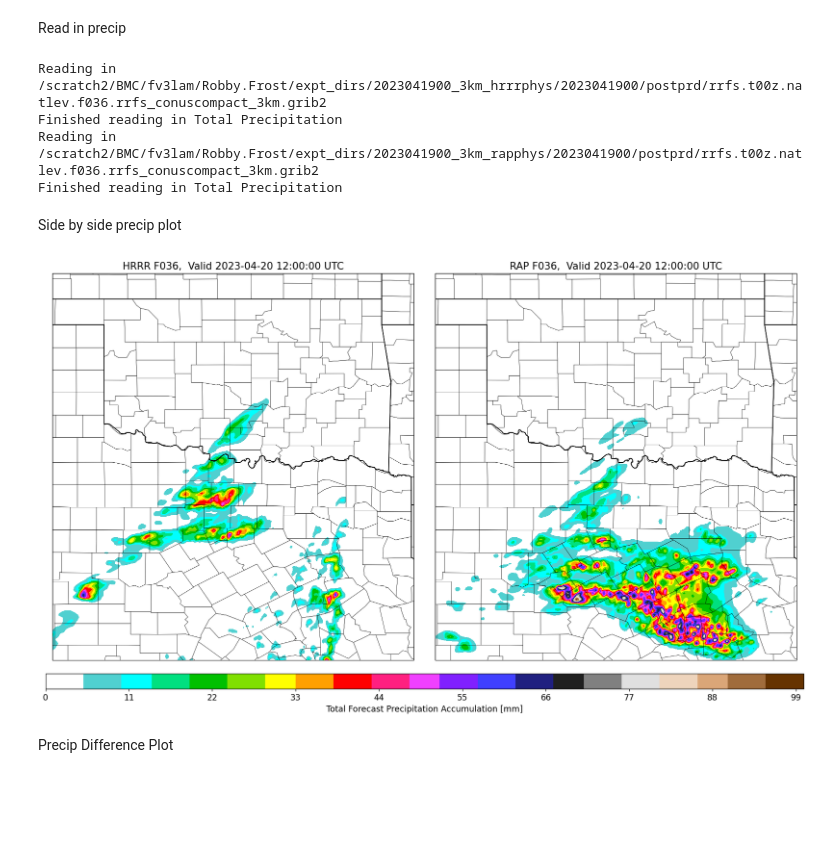
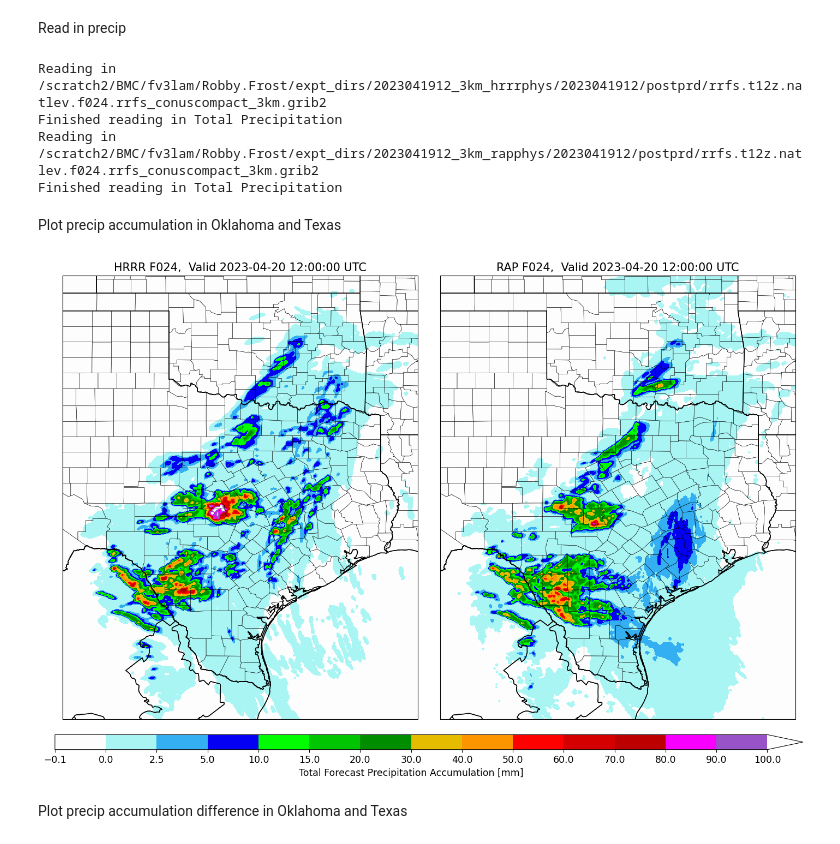
Before and after one commit to robbyfrost/plotting_ufs, a Jupyter notebook: plot_precip.ipynb, the cells around one changed output. Cells and saved outputs as stored; diff of their text form; code cells hidden in the pictures; blank space fills up the shorter version.

```diff
--- a/plot_precip.ipynb
+++ b/plot_precip.ipynb
@@ -22,82 +22,106 @@ import seaborn
 Important parameters
 # %%
 # hour of interest
-hr = 36
+hr = 24
+# hour at which the forecast was initialized (UTC)
+init = 12
 # directory where hrrr grib data are located
-dgrib_h = "/scratch2/BMC/fv3lam/Robby.Frost/expt_dirs/2023041900_3km_hrrrphys/2023041900/postprd/"
+dgrib_h = "/scratch2/BMC/fv3lam/Robby.Frost/expt_dirs/2023041912_3km_hrrrphys/2023041912/postprd/"
 # directory where rap grib data are located
-dgrib_r = "/scratch2/BMC/fv3lam/Robby.Frost/expt_dirs/2023041900_3km_rapphys/2023041900/postprd/"
+dgrib_r = "/scratch2/BMC/fv3lam/Robby.Frost/expt_dirs/2023041912_3km_rapphys/2023041912/postprd/"
 # natlev or prslev
 nat_prs = "natlev"
 # message number for total precip accu
 mn_precip = 1374
+# message number for non-convective precip accu
+mn_nonc = 1376
 # directory for figure to be output
-figdir = "/scratch2/BMC/fv3lam/Robby.Frost/figures/20230419/precip/"
+figdir = "/scratch2/BMC/fv3lam/Robby.Frost/figures/2023041912/precip/"
 # %% [markdown]
 Read in precip
 # %%
-hrrr, precip_h, lat, lon, valid_date = read_grib(hr, dgrib_h, nat_prs, mn_precip)
-precip_r = read_grib(hr, dgrib_r, nat_prs, mn_precip, ret_type=1)
+hrrr, precip_h, lat, lon, valid_date = read_grib(init, hr, dgrib_h, nat_prs, mn_precip, ret_type=0)
+rap, precip_r, lat, lon, valid_date = read_grib(init, hr, dgrib_r, nat_prs, mn_precip, ret_type=0)
+nonc_h = hrrr[mn_nonc]
+nonc_r = rap[mn_nonc]
 # %% [output]
-Reading in /scratch2/BMC/fv3lam/Robby.Frost/expt_dirs/2023041900_3km_hrrrphys/2023041900/postprd/rrfs.t00z.natlev.f036.rrfs_conuscompact_3km.grib2
+Reading in /scratch2/BMC/fv3lam/Robby.Frost/expt_dirs/2023041912_3km_hrrrphys/2023041912/postprd/rrfs.t12z.natlev.f024.rrfs_conuscompact_3km.grib2
 Finished reading in Total Precipitation
-Reading in /scratch2/BMC/fv3lam/Robby.Frost/expt_dirs/2023041900_3km_rapphys/2023041900/postprd/rrfs.t00z.natlev.f036.rrfs_conuscompact_3km.grib2
+Reading in /scratch2/BMC/fv3lam/Robby.Frost/expt_dirs/2023041912_3km_rapphys/2023041912/postprd/rrfs.t12z.natlev.f024.rrfs_conuscompact_3km.grib2
 Finished reading in Total Precipitation
 # %%
 # plotting setup
 rc('font',weight='normal',size=12.5)
 # rc('text',usetex='True')
 rc('figure',facecolor='white')
-# %% [markdown]
-Side by side precip plot
+# %% [markdown]
+Plot precip accumulation in Oklahoma and Texas
 # %%
-# Define your custom colorbar bounds
-cbar_min = 0
-cbar_max = 100.1
-# levels for sbcape to be plot
-clevs = np.arange(cbar_min, cbar_max, 1)
-# define color table using metpy colortables
-colors = ctables.registry.get_colortable('precipitation')
+# custom colorbar using NWS precip accumulation
+nws_precip_colors = [
+    "#fdfdfd",
+    "#a9f5f4",
+    "#33aff2",
+    "#0300f4",
+    "#02fd02",
+    "#01c501",
+    "#008e00",
+    "#fdf802",
+    "#e5bc00",
+    "#fd9500",
+    "#fd0000",
+    "#d40000",
+    "#bc0000",
+    "#f800fd",
+    "#9854c6",
+    "#fdfdfd"
+]
+colors = mcolors.ListedColormap(nws_precip_colors)
+# custom colorbar values
+clevs = [-0.1, 0.0, 2.5, 5, 10, 15, 20, 30, 40, 50, 60, 70, 80, 90, 100]
+# normalize colors around clevs
+norm = mcolors.BoundaryNorm(clevs, 16)
 
 # create plot
-fig, ax = plt.subplots(ncols=2, subplot_kw={'projection': ccrs.PlateCarree()}, figsize=(16,9.5), constrained_layout=True)
+fig, ax = plt.subplots(ncols=2, subplot_kw={'projection': ccrs.PlateCarree()}, figsize=(14,9.5), constrained_layout=True)
 
 # plot HRRR
 c0 = ax[0].contourf(lon, lat, precip_h.values, clevs,
                     transform=ccrs.PlateCarree(),
-                    cmap=colors)
+                    cmap=colors, norm=norm, extend="max")
 # plot RAP
 c1 = ax[1].contourf(lon, lat, precip_r.values, clevs,
                     transform=ccrs.PlateCarree(),
-                    cmap=colors)
+                    cmap=colors, norm=norm, extend="max")
 
 # mapping
-plt_area = [-101, -94, 30, 37.5] # W, E, S, N
+plt_area = [-103, -93, 25, 37.5] # W, E, S, N
 for i, iax in enumerate(ax):
     iax.coastlines()
     iax.add_feature(cpf.BORDERS)
     iax.add_feature(cpf.STATES)
     iax.set_extent(plt_area)
     # Load the json file with county coordinates
     geoData = gpd.read_file('https://raw.githubusercontent.com/holtzy/The-Python-Graph-Gallery/master/static/data/US-counties.geojson')
     geoData.plot(ax=iax, color="none", lw=0.3, aspect=1)
 
 # set title
 ax[0].set_title(f"HRRR F0{hr},  Valid 2023-04-20 12:00:00 UTC")
 ax[1].set_title(f"RAP F0{hr},  Valid 2023-04-20 12:00:00 UTC")
 
 # Add colorbar
 cbar = fig.colorbar(c1, ax=ax, orientation='horizontal', extend=True, pad=0.03, aspect=50)
 cbar.set_label('Total Forecast Precipitation Accumulation [mm]')
+cbar.set_ticks(clevs)
 
 # save and close figure
-plt.savefig(f"{figdir}precip_sidebyside_f{hr}.png")
+plt.savefig(f"{figdir}precip_OKTX.png")
 plt.show()
 plt.close()
 # %% [output]
-[figure, old version]
+[figure, new version]
-# %% [markdown]
-Precip Difference Plot
+# %% [markdown]
+Plot precip accumulation difference in Oklahoma and Texas
 # %%
 # Define your custom colorbar bounds
 cbar_min = -50
```
Also changed, not shown: parts of 13 cells of this notebook, 9 other files.
